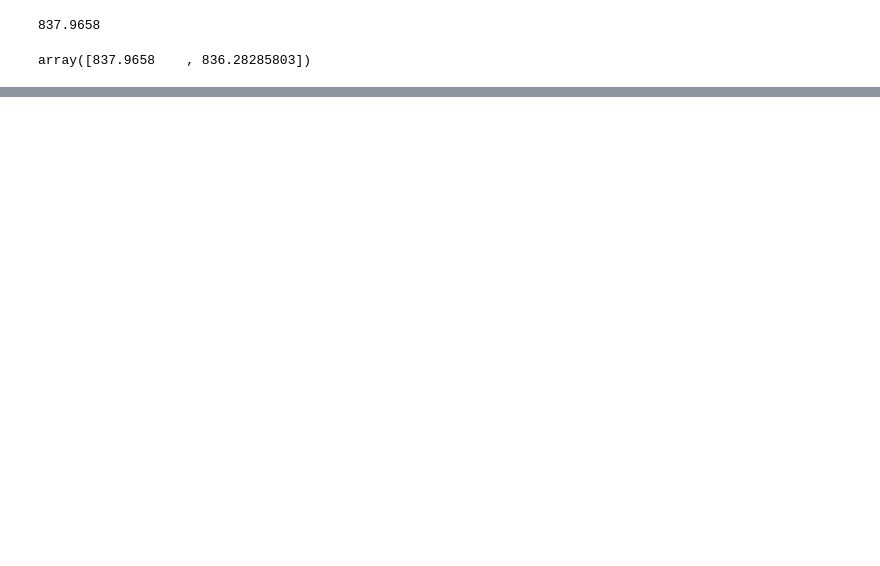
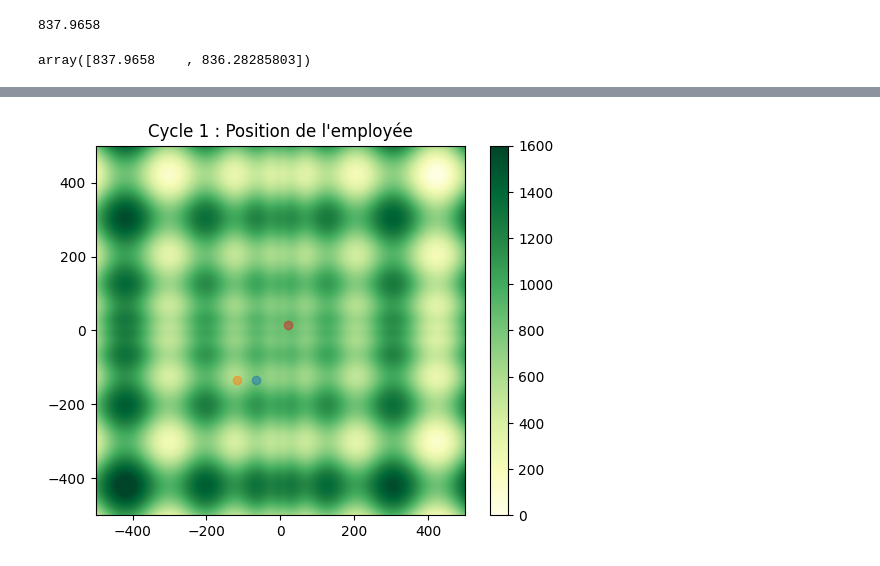
Before and after one commit to Electrom500/Metaheuristiques, a Jupyter notebook: abeilles/abeilles.ipynb, the cells around one changed output, grey strips where cells are left out. Saved outputs shown, nothing was run; the diff lists cells and outputs as text; code cells hidden in the pictures; blank space fills up the shorter version.

```diff
--- a/abeilles/abeilles.ipynb
+++ b/abeilles/abeilles.ipynb
@@ -84,0 +207,8 @@ plt.show()
+# %%
+# Get positions of employed bees
+employed, influences, coords = exploit_sources(sources, rng)
+# %%
+fig = plot_bees(Z, sources[0], employed[0], sources[influences][0], title="Cycle 1 : Position de l'employée")
+fig.savefig(path / "2a_employed.png", dpi=300, transparent=True, bbox_inches="tight")
+# %% [output]
+[figure, added]
```
Also changed, not shown: parts of 33 cells of this notebook, 2 other files.
